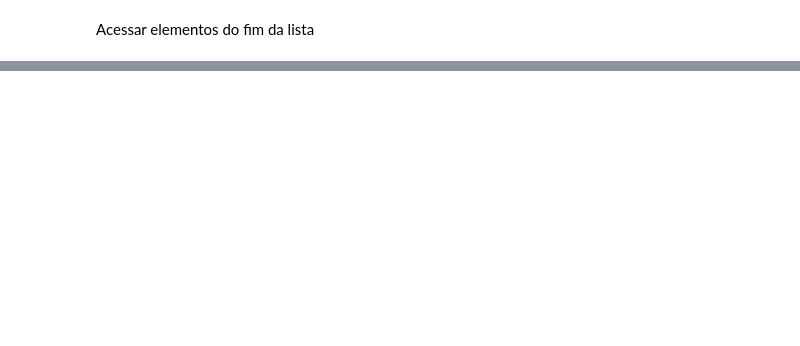
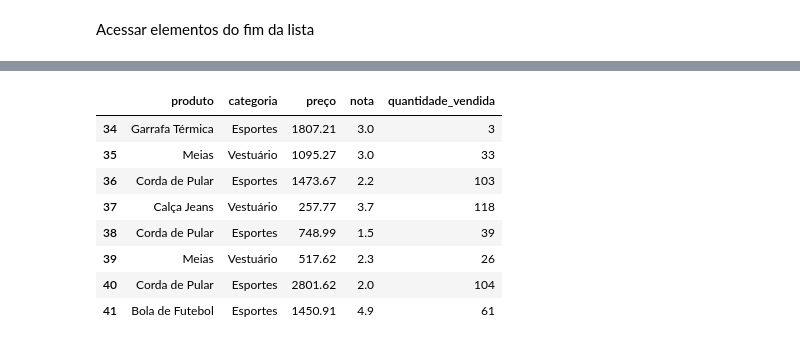
Before and after one commit to cfcarmem/Especialista_IA_Alura_102026, a Jupyter notebook: colab_conecta_python_gemini.ipynb, the cells around one changed output, grey strips where cells are left out. Cells and saved outputs as stored; diff of their text form; code cells hidden in the pictures; blank space fills up the shorter version.

```diff
--- a/colab_conecta_python_gemini.ipynb
+++ b/colab_conecta_python_gemini.ipynb
@@ -284,0 +979,14 @@ Pedro
+# %%
+#iloc - linha intermediaria entre 34 e 42
+
+df_produtos.iloc[34:42]
+# %% [output]
+|  | produto | categoria | preço | nota | quantidade_vendida |
+| 34 | Garrafa Térmica | Esportes | 1807.21 | 3.0 | 3 |
+| 35 | Meias | Vestuário | 1095.27 | 3.0 | 33 |
+| 36 | Corda de Pular | Esportes | 1473.67 | 2.2 | 103 |
+| 37 | Calça Jeans | Vestuário | 257.77 | 3.7 | 118 |
+| 38 | Corda de Pular | Esportes | 748.99 | 1.5 | 39 |
+| 39 | Meias | Vestuário | 517.62 | 2.3 | 26 |
+| 40 | Corda de Pular | Esportes | 2801.62 | 2.0 | 104 |
+| 41 | Bola de Futebol | Esportes | 1450.91 | 4.9 | 61 |
```
Also changed, not shown: parts of 89 cells of this notebook.
